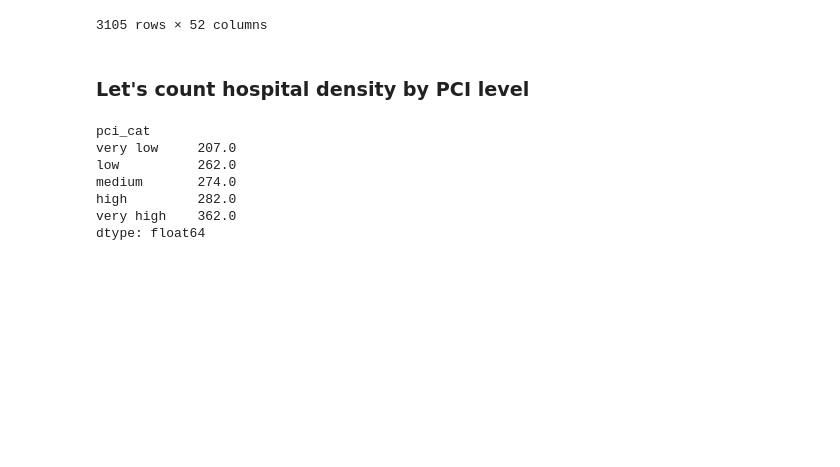
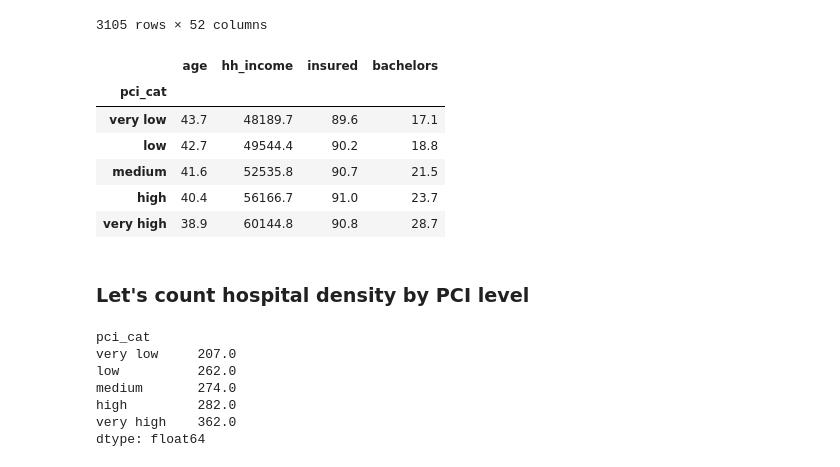
Before and after one commit to ilyankou/wuhan-geoinformatics, a Jupyter notebook: Project.ipynb, the cells around one changed output. Drawn from its saved outputs; the diff is of its cells as text; code cells hidden in the pictures; blank space fills up the shorter version.

```diff
--- a/Project.ipynb
+++ b/Project.ipynb
@@ -465,6 +465,16 @@ combined
 | 3218 | 37023 | Burke | POLYGON ((1256426.882 1518949.369... | 89968 | 44.1 | 44557 | 87.930877 | 16.438209 | high | 7264.207 | ... |
 | 3219 | 13261 | Sumter | POLYGON ((1084554.678 1062481.485... | 30064 | 35.7 | 36681 | 88.091645 | 18.250591 | medium | 4436.994 | ... |
 3105 rows × 52 columns
+# %%
+combined.groupby('pci_cat')[['age', 'hh_income', 'insured', 'bachelors']].mean().round(1)
+# %% [output]
+|  | age | hh_income | insured | bachelors |
+| pci_cat |  |  |  |  |
+| very low | 43.7 | 48189.7 | 89.6 | 17.1 |
+| low | 42.7 | 49544.4 | 90.2 | 18.8 |
+| medium | 41.6 | 52535.8 | 90.7 | 21.5 |
+| high | 40.4 | 56166.7 | 91.0 | 23.7 |
+| very high | 38.9 | 60144.8 | 90.8 | 28.7 |
 # %% [markdown]
 ### Let's count hospital density by PCI level
 # %%
```
Also changed, not shown: parts of 28 cells of this notebook, 11 other files.
